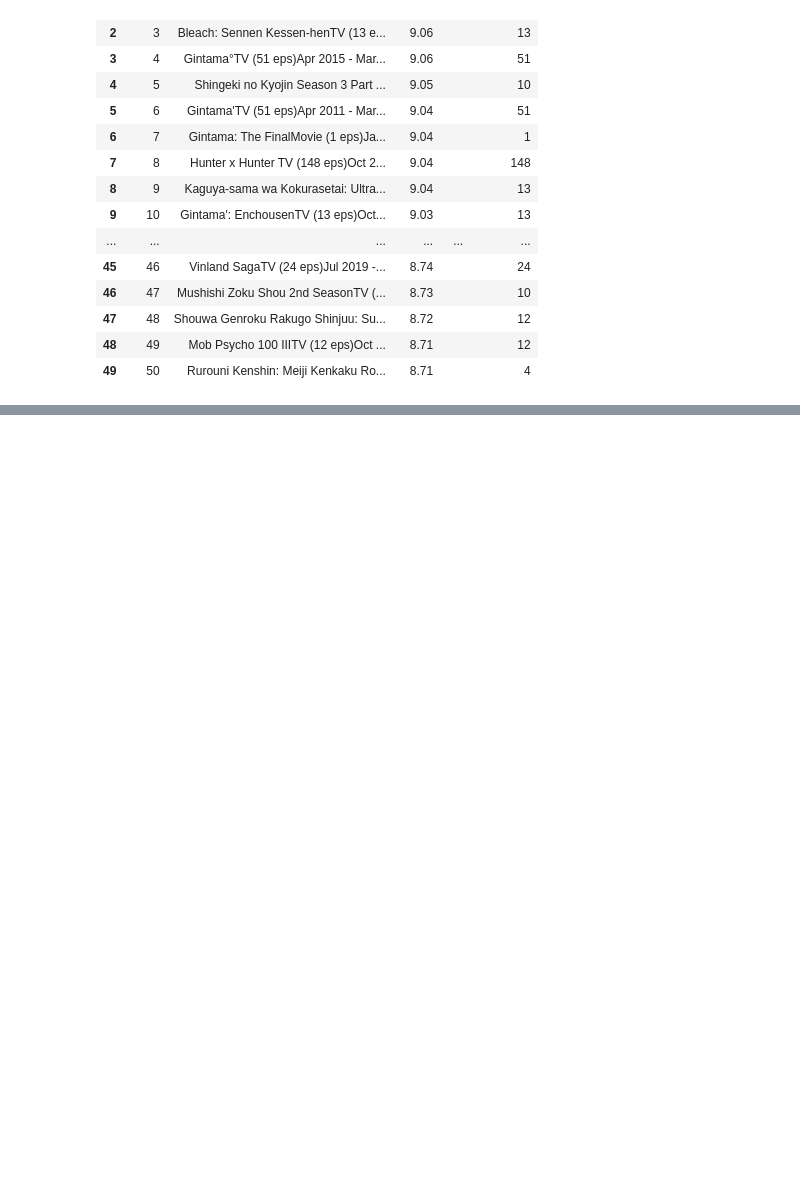
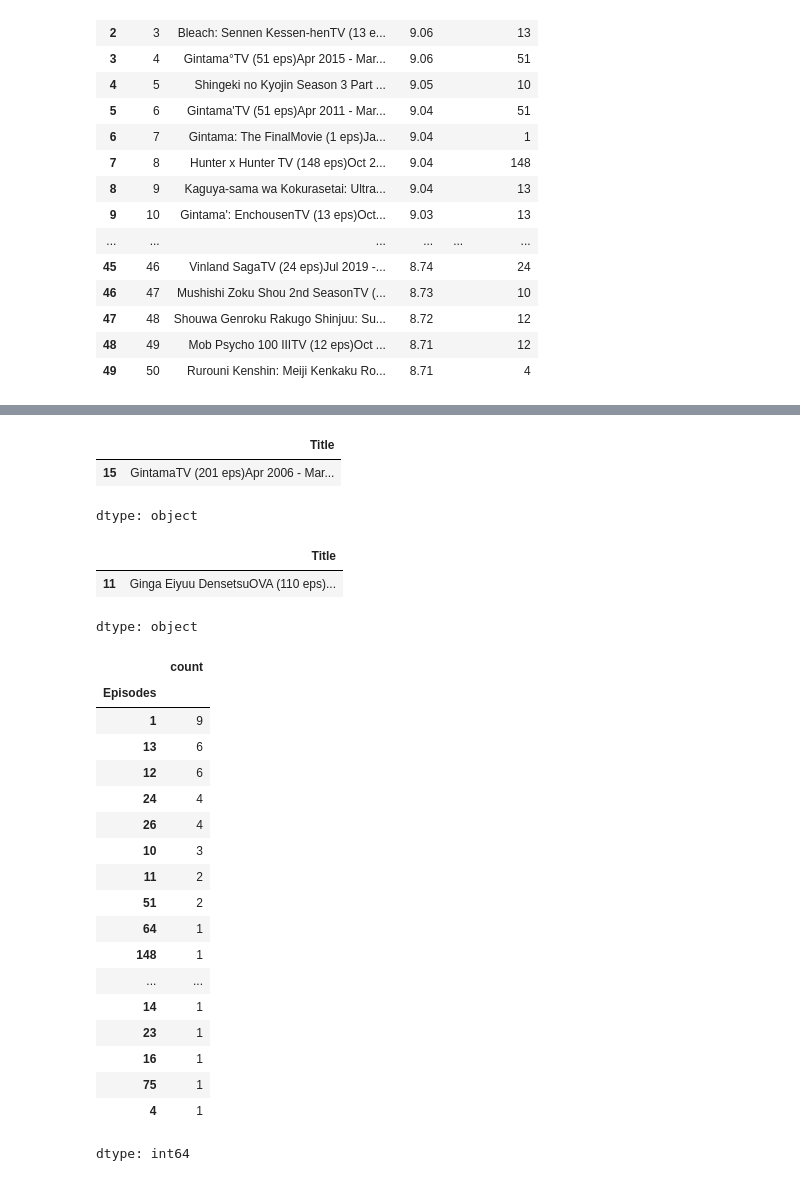
Before and after one commit to md-irfankhan/FeatureExtractionProject-234, a Jupyter notebook: FeatureExtraction.ipynb, the cells around one changed output, grey strips where cells are left out. Drawn from its saved outputs; the diff is of its cells as text; code cells hidden in the pictures; blank space fills up the shorter version.

```diff
--- a/FeatureExtraction.ipynb
+++ b/FeatureExtraction.ipynb
@@ -108,0 +190,34 @@ df
+# %%
+df[df['Episodes']==df['Episodes'].max()]['Title']
+# %% [output]
+|  | Title |
+| 15 | GintamaTV (201 eps)Apr 2006 - Mar... |
+dtype: object
+# %%
+df[df['Total Month']==df['Total Month'].max()]['Title']
+# %% [output]
+|  | Title |
+| 11 | Ginga Eiyuu DensetsuOVA (110 eps)... |
+dtype: object
+# %%
+df['Episodes'].value_counts()
+# %% [output]
+|  | count |
+| Episodes |  |
+| 1 | 9 |
+| 13 | 6 |
+| 12 | 6 |
+| 24 | 4 |
+| 26 | 4 |
+| 10 | 3 |
+| 11 | 2 |
+| 51 | 2 |
+| 64 | 1 |
+| 148 | 1 |
+| ... | ... |
+| 14 | 1 |
+| 23 | 1 |
+| 16 | 1 |
+| 75 | 1 |
+| 4 | 1 |
+dtype: int64
```
Also changed, not shown: parts of 10 cells of this notebook.
